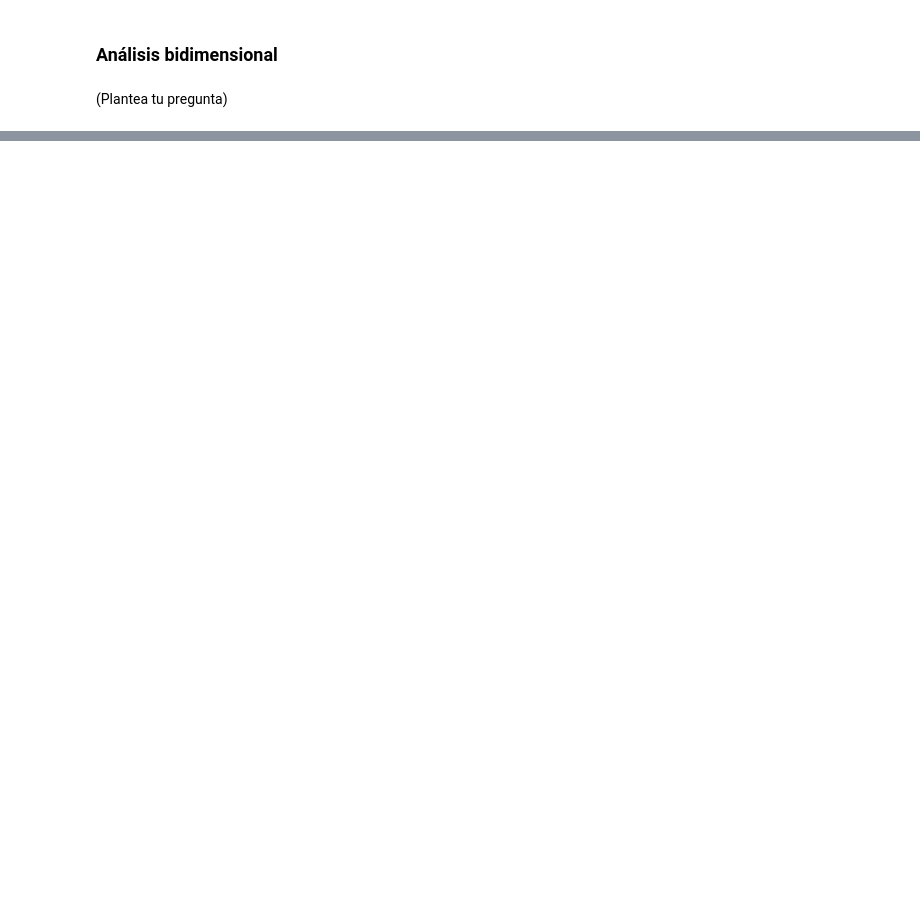
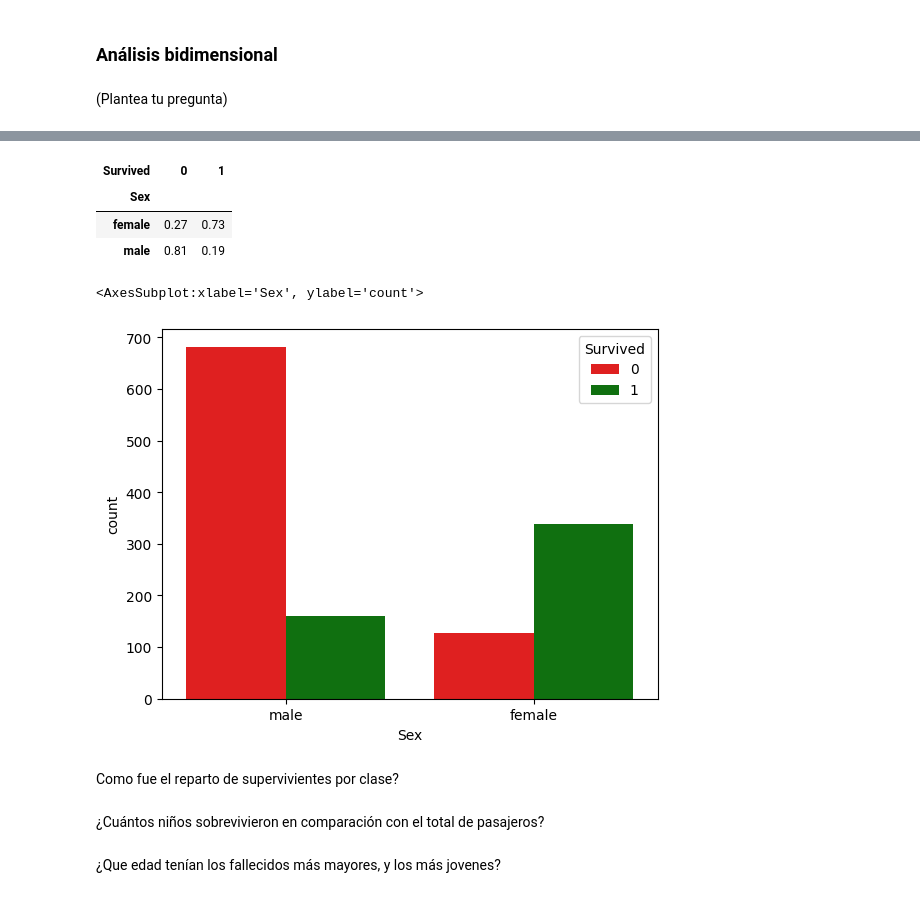
Before and after one commit to sheriffff/teaching_ibm_skillup_data_analytics2022, a Jupyter notebook: esp/01.intro.ipynb, the cells around one changed output, grey strips where cells are left out. Cells and saved outputs as stored; diff of their text form; code cells hidden in the pictures; blank space fills up the shorter version.

```diff
--- a/esp/01.intro.ipynb
+++ b/esp/01.intro.ipynb
@@ -103,0 +199,18 @@ Hay valores nulos?
+# %%
+pd.crosstab(titanic.Sex, titanic.Survived, normalize="index").round(2)
+# %% [output]
+| Survived | 0 | 1 |
+| Sex |  |  |
+| female | 0.27 | 0.73 |
+| male | 0.81 | 0.19 |
+# %%
+sns.countplot(x=titanic.Sex, hue=titanic.Survived, palette=["Red", "Green"])
+# %% [output]
+<AxesSubplot:xlabel='Sex', ylabel='count'>
+[figure, added]
+# %% [markdown]
+Como fue el reparto de supervivientes por clase?
+# %% [markdown]
+¿Cuántos niños sobrevivieron en comparación con el total de pasajeros?
+# %% [markdown]
+¿Que edad tenían los fallecidos más mayores, y los más jovenes?
```
Also changed, not shown: parts of 24 cells of this notebook.
